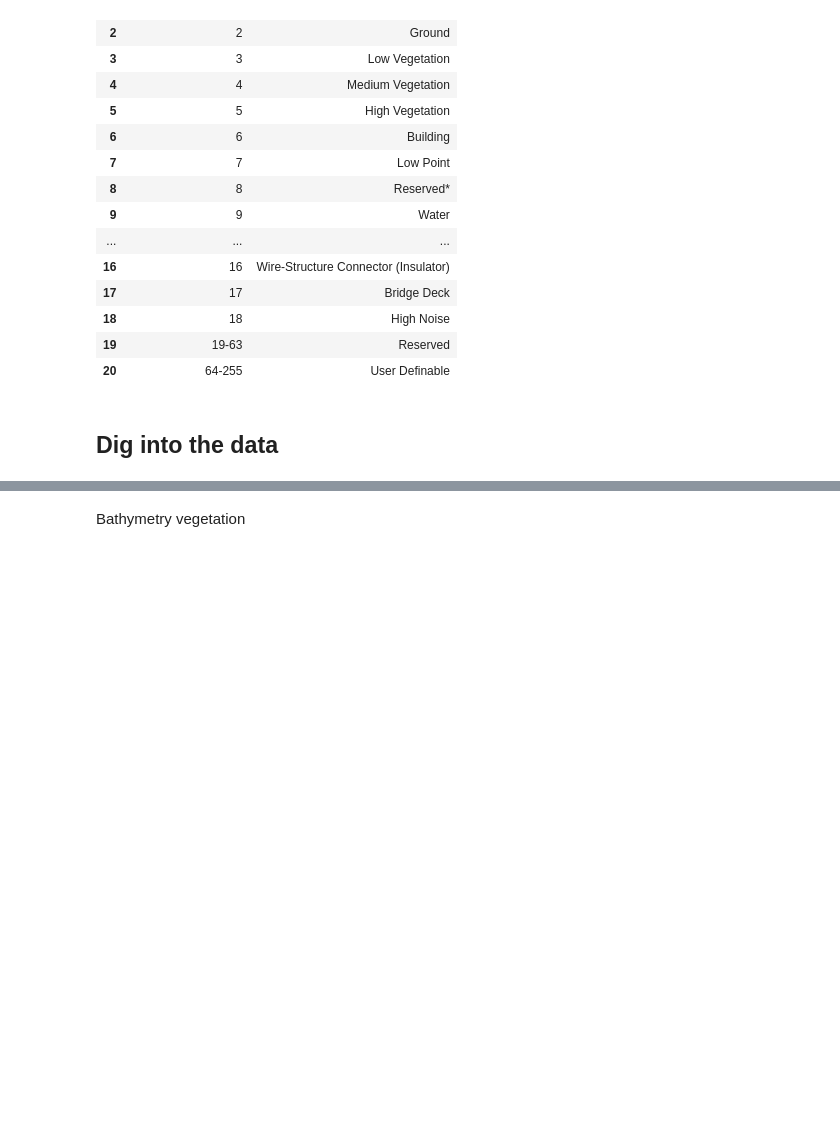
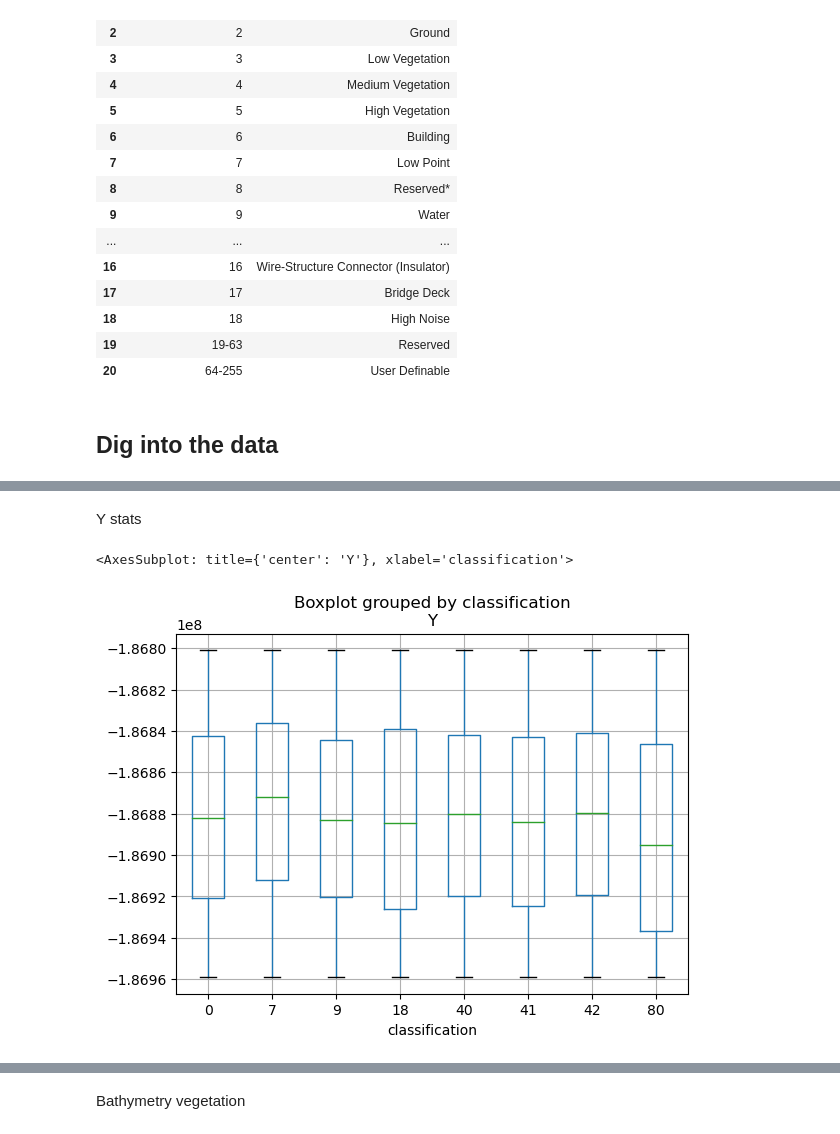
Before and after one commit to JuanCReyes1/lidar_processing, a Jupyter notebook: python38/laspy_open3d.ipynb, the cells around one changed output, grey strips where cells are left out. Saved outputs shown, nothing was run; the diff lists cells and outputs as text; code cells hidden in the pictures; blank space fills up the shorter version.

```diff
--- a/python38/laspy_open3d.ipynb
+++ b/python38/laspy_open3d.ipynb
@@ -396,0 +468,7 @@ classes_esri[1]
+# %% [markdown]
+Y stats
+# %%
+combined_df.boxplot(column='Y', by='classification')
+# %% [output]
+<AxesSubplot: title={'center': 'Y'}, xlabel='classification'>
+[figure, added]
```
Also changed, not shown: parts of 56 cells of this notebook.
